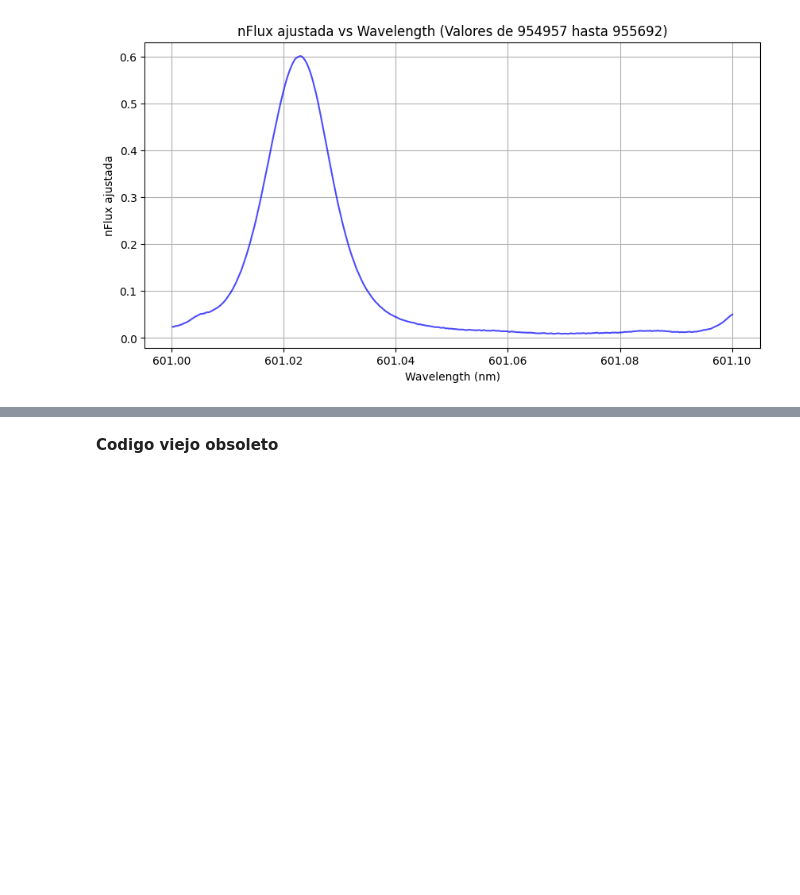
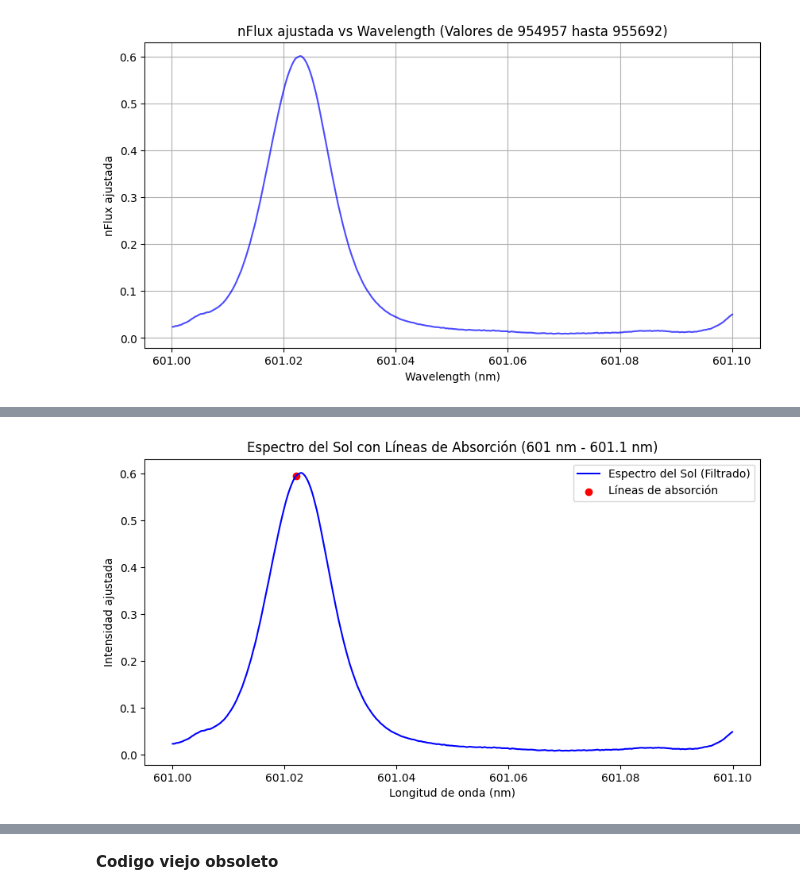
Before and after one commit to EstebanFuentesS/Proyecto-Teorico-202501, a Jupyter notebook: main.ipynb, the cells around one changed output, grey strips where cells are left out. Saved outputs shown, nothing was run; the diff lists cells and outputs as text; code cells hidden in the pictures; blank space fills up the shorter version.

```diff
--- a/main.ipynb
+++ b/main.ipynb
@@ -146,0 +162,19 @@ Name: Wave, Length: 3007459, dtype: float64
+# %%
+lambda_min = 601
+lambda_max = 601.1
+
+df2_filtrado = df2[(df2["Wave"] >= lambda_min) & (df2["Wave"] <= lambda_max)]
+
+valores_mas_cercanos_filtrados = [val for val in valores_mas_cercanos if lambda_min <= val <= lambda_max]
+flux_mas_cercanos_filtrados = [df2.loc[df2["Wave"] == val, "nFlux_ajustada"].values[0] for val in valores_mas_cercanos_filtrados]
+
+plt.figure(figsize=(10,5))
+plt.plot(df2_filtrado["Wave"], df2_filtrado["nFlux_ajustada"], label="Espectro del Sol (Filtrado)", color="blue")
+plt.scatter(valores_mas_cercanos_filtrados, flux_mas_cercanos_filtrados, color='red', label="Líneas de absorción")
+plt.xlabel("Longitud de onda (nm)")
+plt.ylabel("Intensidad ajustada")
+plt.legend()
+plt.title(f"Espectro del Sol con Líneas de Absorción ({lambda_min} nm - {lambda_max} nm)")
+plt.show()
+# %% [output]
+[figure, added]
```
Also changed, not shown: parts of 6 cells of this notebook.
